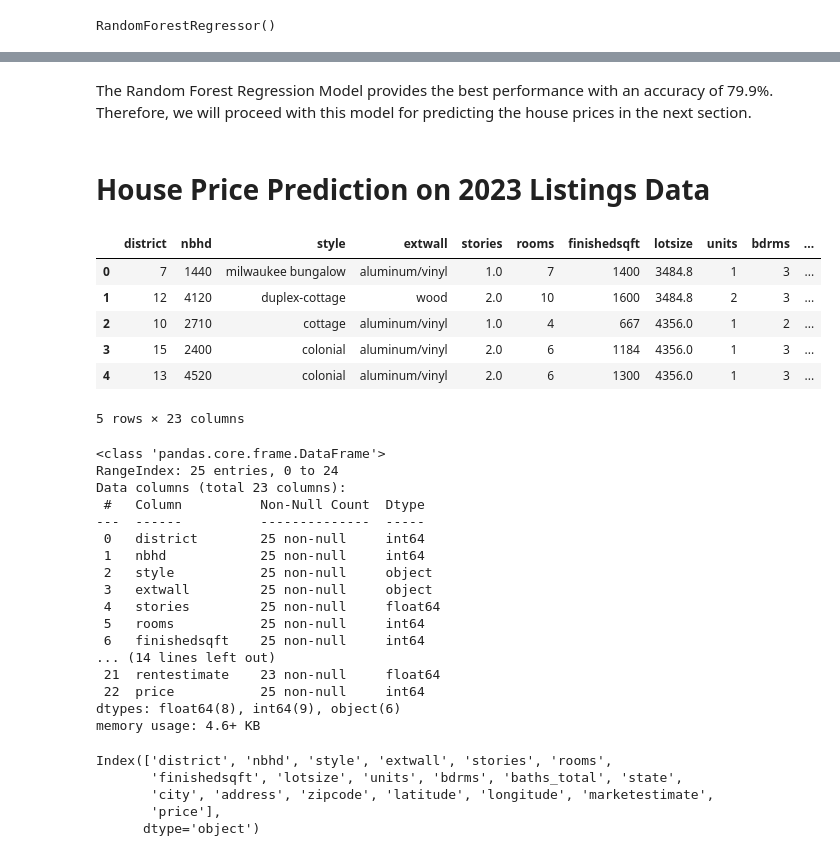
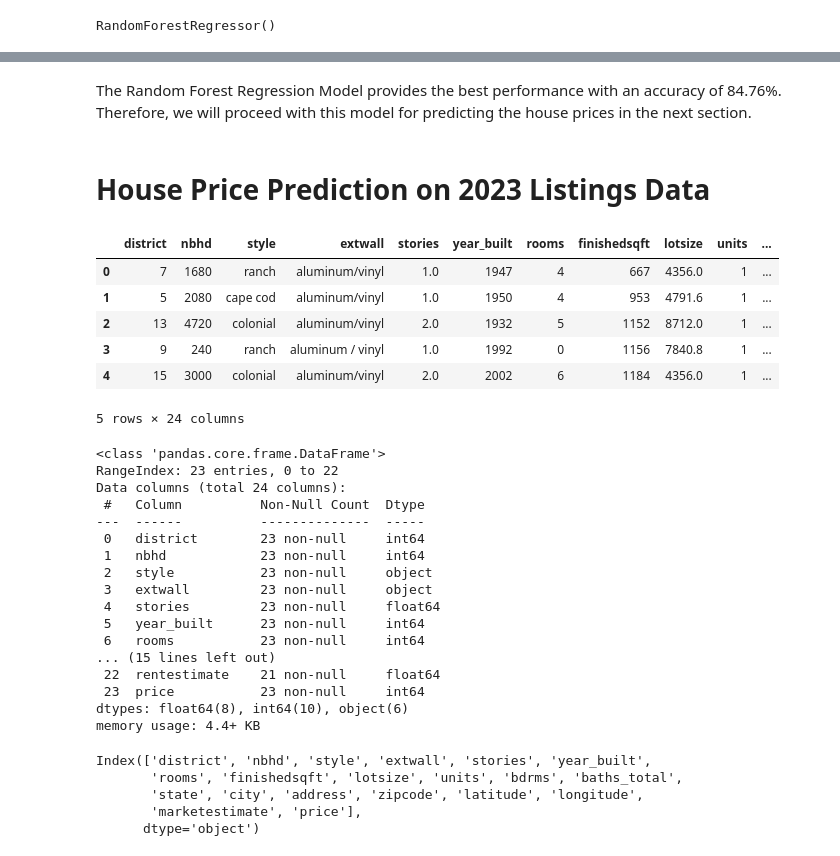
Before and after one commit to vivsarraf/Milwaukee-Property-Price-Predictor-Dashboard, a Jupyter notebook: Project4_PredictionModel_June11.ipynb, the cells around one changed output, grey strips where cells are left out. Saved outputs shown, nothing was run; the diff lists cells and outputs as text; code cells hidden in the pictures.

```diff
--- a/Project4_PredictionModel_June11.ipynb
+++ b/Project4_PredictionModel_June11.ipynb
@@ -325,49 +327,49 @@ model.score(X_test, y_test)
 # %% [markdown]
-The Random Forest Regression Model provides the best performance with an accuracy of 79.9%. Therefore, we will proceed with this model for predicting the house prices in the next section.
+The Random Forest Regression Model provides the best performance with an accuracy of 84.76%. Therefore, we will proceed with this model for predicting the house prices in the next section.
 # %% [markdown]
 # House Price Prediction on 2023 Listings Data
 # %%
 # Importing the proeprty listings dataset and viewing the first 5 rows
-listings_data_df = pd.read_csv("Resources/original_extracted_df_MilwaukeeOnly_June11.csv")
+listings_data_df = pd.read_csv("Resources/original_extracted_df_MilwaukeeOnly_June12.csv")
 listings_data_df.head()
 # %% [output]
-|  | district | nbhd | style | extwall | stories | rooms | finishedsqft | lotsize | units | bdrms | ... |
-| 0 | 7 | 1440 | milwaukee bungalow | aluminum/vinyl | 1.0 | 7 | 1400 | 3484.8 | 1 | 3 | ... |
-| 1 | 12 | 4120 | duplex-cottage | wood | 2.0 | 10 | 1600 | 3484.8 | 2 | 3 | ... |
-| 2 | 10 | 2710 | cottage | aluminum/vinyl | 1.0 | 4 | 667 | 4356.0 | 1 | 2 | ... |
-| 3 | 15 | 2400 | colonial | aluminum/vinyl | 2.0 | 6 | 1184 | 4356.0 | 1 | 3 | ... |
-| 4 | 13 | 4520 | colonial | aluminum/vinyl | 2.0 | 6 | 1300 | 4356.0 | 1 | 3 | ... |
+|  | district | nbhd | style | extwall | stories | year_built | rooms | finishedsqft | lotsize | units | ... |
+| 0 | 7 | 1680 | ranch | aluminum/vinyl | 1.0 | 1947 | 4 | 667 | 4356.0 | 1 | ... |
+| 1 | 5 | 2080 | cape cod | aluminum/vinyl | 1.0 | 1950 | 4 | 953 | 4791.6 | 1 | ... |
+| 2 | 13 | 4720 | colonial | aluminum/vinyl | 2.0 | 1932 | 5 | 1152 | 8712.0 | 1 | ... |
+| 3 | 9 | 240 | ranch | aluminum / vinyl | 1.0 | 1992 | 0 | 1156 | 7840.8 | 1 | ... |
+| 4 | 15 | 3000 | colonial | aluminum/vinyl | 2.0 | 2002 | 6 | 1184 | 4356.0 | 1 | ... |
-5 rows × 23 columns
+5 rows × 24 columns
 # %%
 # Reviewing the datatypes to see if any conversions are needed
 listings_data_df.info()
 # %% [output]
 <class 'pandas.core.frame.DataFrame'>
-RangeIndex: 25 entries, 0 to 24
-Data columns (total 23 columns):
+RangeIndex: 23 entries, 0 to 22
+Data columns (total 24 columns):
  #   Column          Non-Null Count  Dtype
 ---  ------          --------------  -----
- 0   district        25 non-null     int64
- 1   nbhd            25 non-null     int64
- 2   style           25 non-null     object
- 3   extwall         25 non-null     object
- 4   stories         25 non-null     float64
- 5   rooms           25 non-null     int64
- 6   finishedsqft    25 non-null     int64
-... (14 lines left out)
- 21  rentestimate    23 non-null     float64
- 22  price           25 non-null     int64
-dtypes: float64(8), int64(9), object(6)
-memory usage: 4.6+ KB
+ 0   district        23 non-null     int64
+ 1   nbhd            23 non-null     int64
+ 2   style           23 non-null     object
+ 3   extwall         23 non-null     object
+ 4   stories         23 non-null     float64
+ 5   year_built      23 non-null     int64
+ 6   rooms           23 non-null     int64
+... (15 lines left out)
+ 22  rentestimate    21 non-null     float64
+ 23  price           23 non-null     int64
+dtypes: float64(8), int64(10), object(6)
+memory usage: 4.4+ KB
 # %%
 # Dropping columns that are not needed for this project and confirming they have been dropped
 listings_data_df = listings_data_df.drop(columns=['ppsq', 'convertedlot','lotunit','rentestimate'], axis=1)
 listings_data_df.columns
 # %% [output]
-Index(['district', 'nbhd', 'style', 'extwall', 'stories', 'rooms',
-       'finishedsqft', 'lotsize', 'units', 'bdrms', 'baths_total', 'state',
-       'city', 'address', 'zipcode', 'latitude', 'longitude', 'marketestimate',
-       'price'],
+Index(['district', 'nbhd', 'style', 'extwall', 'stories', 'year_built',
+       'rooms', 'finishedsqft', 'lotsize', 'units', 'bdrms', 'baths_total',
+       'state', 'city', 'address', 'zipcode', 'latitude', 'longitude',
+       'marketestimate', 'price'],
       dtype='object')
 # %%
 # Creating copy of dataframe for showing results in interface
```
Also changed, not shown: parts of 21 cells of this notebook, 9 other files.
